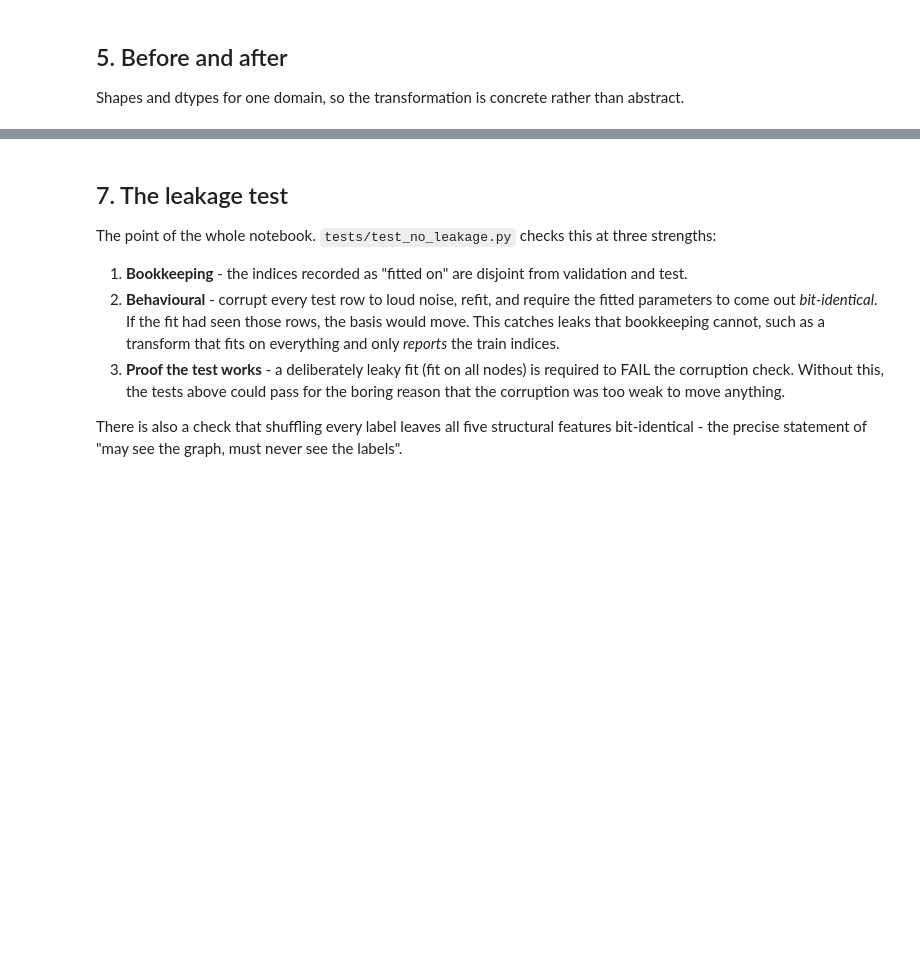
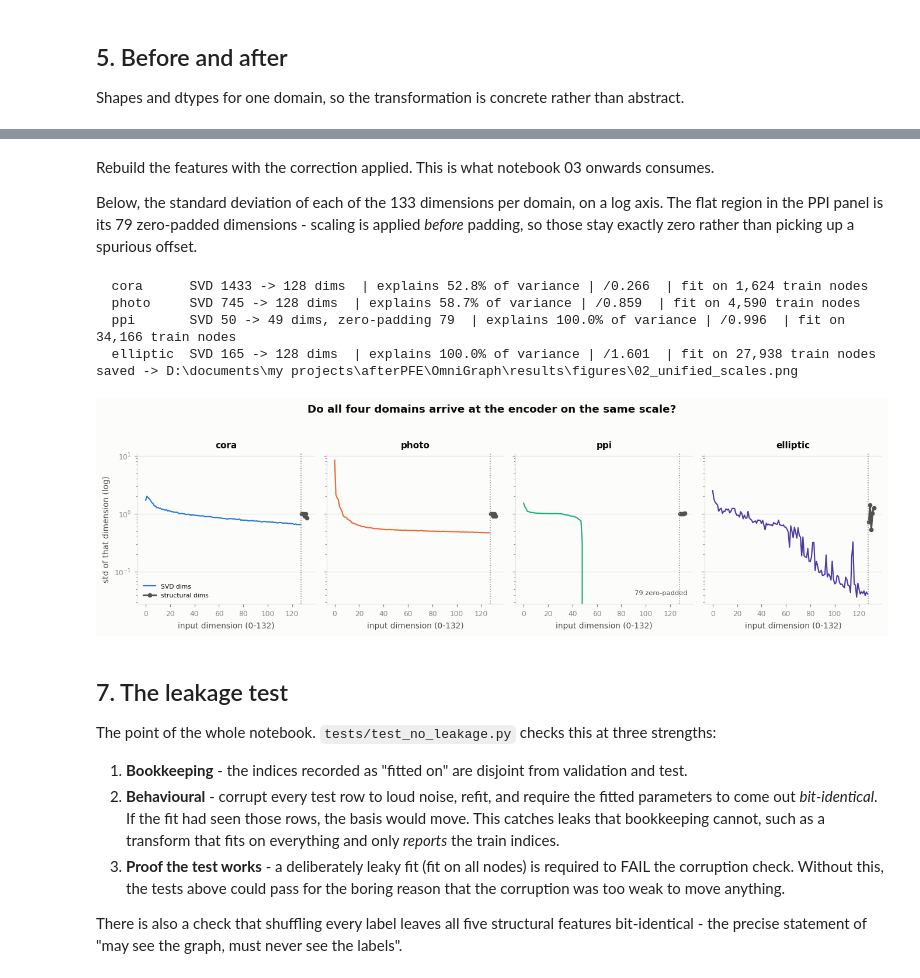
Before and after one commit to kibda/OmniGraph, a Jupyter notebook: notebooks/02_features.ipynb, the cells around one changed output, grey strips where cells are left out. Cells and saved outputs as stored; diff of their text form; code cells hidden in the pictures; blank space fills up the shorter version.

```diff
--- a/notebooks/02_features.ipynb
+++ b/notebooks/02_features.ipynb
@@ -377,0 +409,16 @@ this table is the evidence for deciding whether it should be.
+# %%
+after = scale_report("block")
+display(after.style.format("{:.3f}").set_caption("AFTER: block scaling"))
+
+spread_after = after["content_rms"].max() / after["content_rms"].min()
+print(f"\nContent-block scale spread:  {spread:.1f}x  ->  {spread_after:.1f}x")
+print("content-vs-structural ratio, per domain:")
+for name in after.index:
+    print(f"    {name:<9} {before.loc[name, 'content_vs_structural']:.2f}  ->  "
+          f"{after.loc[name, 'content_vs_structural']:.2f}")
+
+print("\nElliptic lands at 0.67 rather than 1.00, and that is correct, not a bug:")
+print("the scalar is fit on its 27,938 labelled TRAINING nodes, but applied to")
+print("all 203,769 nodes. The 157,205 unlabelled ones have different feature")
+print("statistics. Fitting on everything would make this land at exactly 1.00")
+print("-- and would be leakage.")
@@ -378,3 +445,28 @@ this table is the evidence for deciding whether it should be.
+# %% [markdown]
+Rebuild the features with the correction applied. This is what notebook 03
+onwards consumes.
+
+Below, the standard deviation of each of the 133 dimensions per domain, on a
+log axis. The flat region in the PPI panel is its 79 zero-padded dimensions -
+scaling is applied *before* padding, so those stay exactly zero rather than
+picking up a spurious offset.
+# %%
+unified, transforms = {}, {}
+for name, d in domains.items():
+    u, tr, _ = features.build_unified_features(
+        d, node_splits[name], seed=SEED, svd_scaling="block",
+        structural=structural[name],
+    )
+    unified[name], transforms[name] = u, tr
+
+fig = plotting.plot_unified_scales(unified, transforms)
+# %% [output]
+  cora      SVD 1433 -> 128 dims  | explains 52.8% of variance | /0.266  | fit on 1,624 train nodes
+  photo     SVD 745 -> 128 dims  | explains 58.7% of variance | /0.859  | fit on 4,590 train nodes
+  ppi       SVD 50 -> 49 dims, zero-padding 79  | explains 100.0% of variance | /0.996  | fit on 34,166 train nodes
+  elliptic  SVD 165 -> 128 dims  | explains 100.0% of variance | /1.601  | fit on 27,938 train nodes
+saved -> D:\documents\my projects\afterPFE\OmniGraph\results\figures\02_unified_scales.png
+[figure, added]
 # %% [markdown]
 ## 7. The leakage test
 
```
Also changed, not shown: parts of 13 cells of this notebook, 4 other files.
